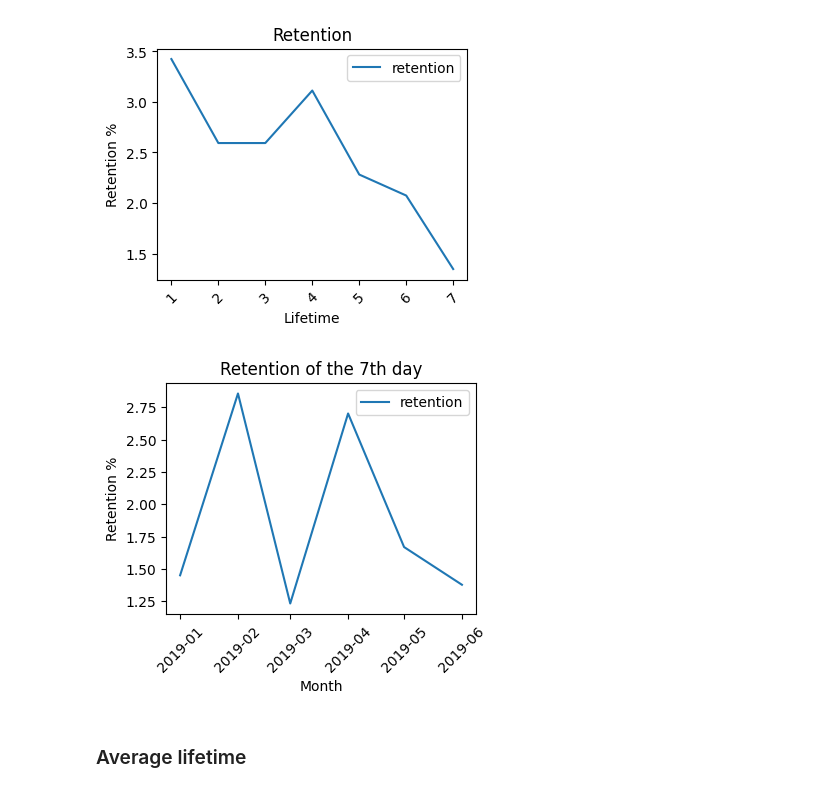
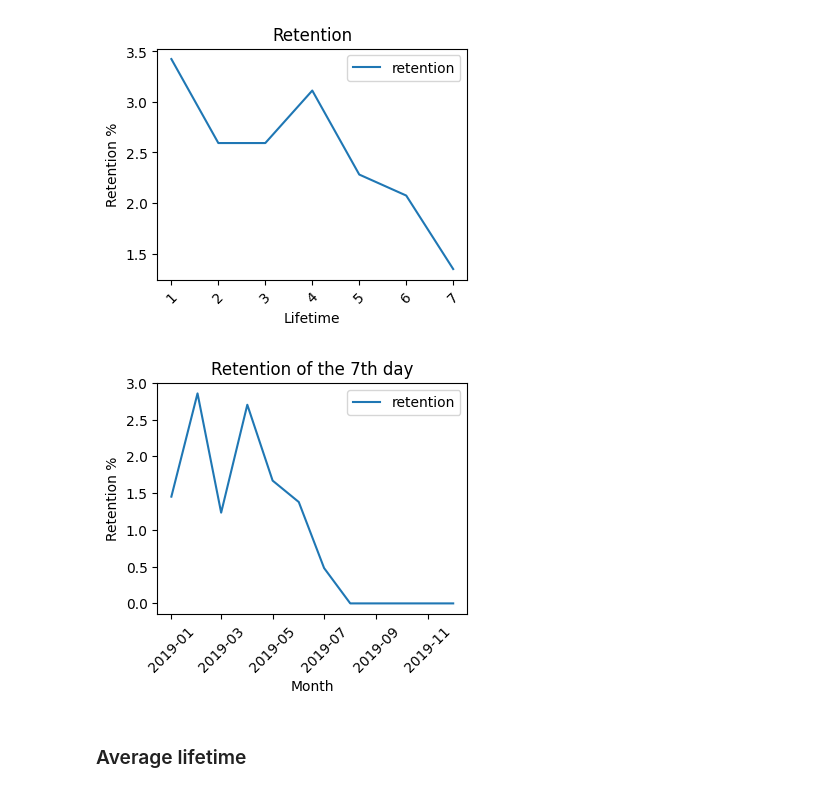
Before and after one commit to Victoria-Volokhina/E-library-analytics, a Jupyter notebook: product_analysis.ipynb, the cells around one changed output. Saved outputs shown, nothing was run; the diff lists cells and outputs as text; code cells hidden in the pictures.

```diff
--- a/product_analysis.ipynb
+++ b/product_analysis.ipynb
@@ -214,41 +222,41 @@ WITH first_dates AS (
 	GROUP BY
 		user_id
 	HAVING
-		min(start_date) BETWEEN '2019-01-01' AND '2019-06-30'
+		min(start_date) BETWEEN '2019-01-01' AND '2019-12-31'
 ),
 -- lifetime = 7
 lifetime_filter AS (
 	SELECT
 		f.user_id,
 		f.first_date,
 		i.start_date - f.first_date AS lifetime
 	FROM
 		first_dates f LEFT JOIN interactions i ON f.user_id = i.user_id AND i.start_date < '2019-07-10'
 	WHERE
 		i.start_date - f.first_date = 7
 ),
 agregation AS (
 	SELECT
 		date(date_trunc('MONTH', f.first_date)) AS first_month,
 		count(distinct l.user_id) AS retained_users,
 		count(distinct f.user_id) AS total_users
 	FROM
 		first_dates f LEFT JOIN lifetime_filter l ON f.user_id = l.user_id
 	GROUP BY date(date_trunc('MONTH', f.first_date))
 )
 SELECT
 	first_month,
 	retained_users,
 	total_users AS cohort_size,
 	CAST(retained_users AS FLOAT) * 100 / total_users AS retention
 FROM
 	agregation;
 
 """
 
 plotting_query(query, 'first_month', 'retention', 'Month', 'Retention %', 'Retention of the 7th day')
 # %% [output]
-[figure, old version]
+[figure, new version]
 # %% [markdown]
 ### Average lifetime<a id='tag_8'></a>
 # %% [markdown]
```
Also changed, not shown: parts of 2 cells of this notebook.
